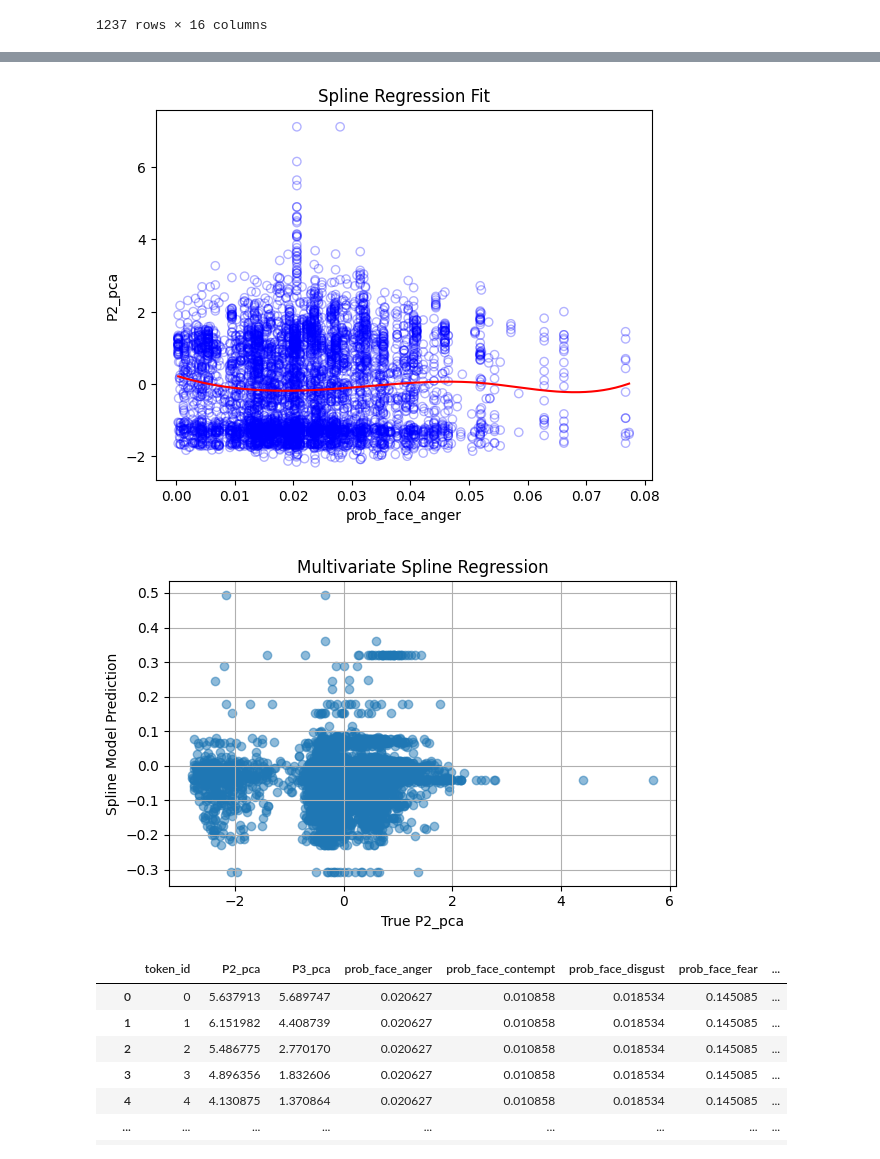
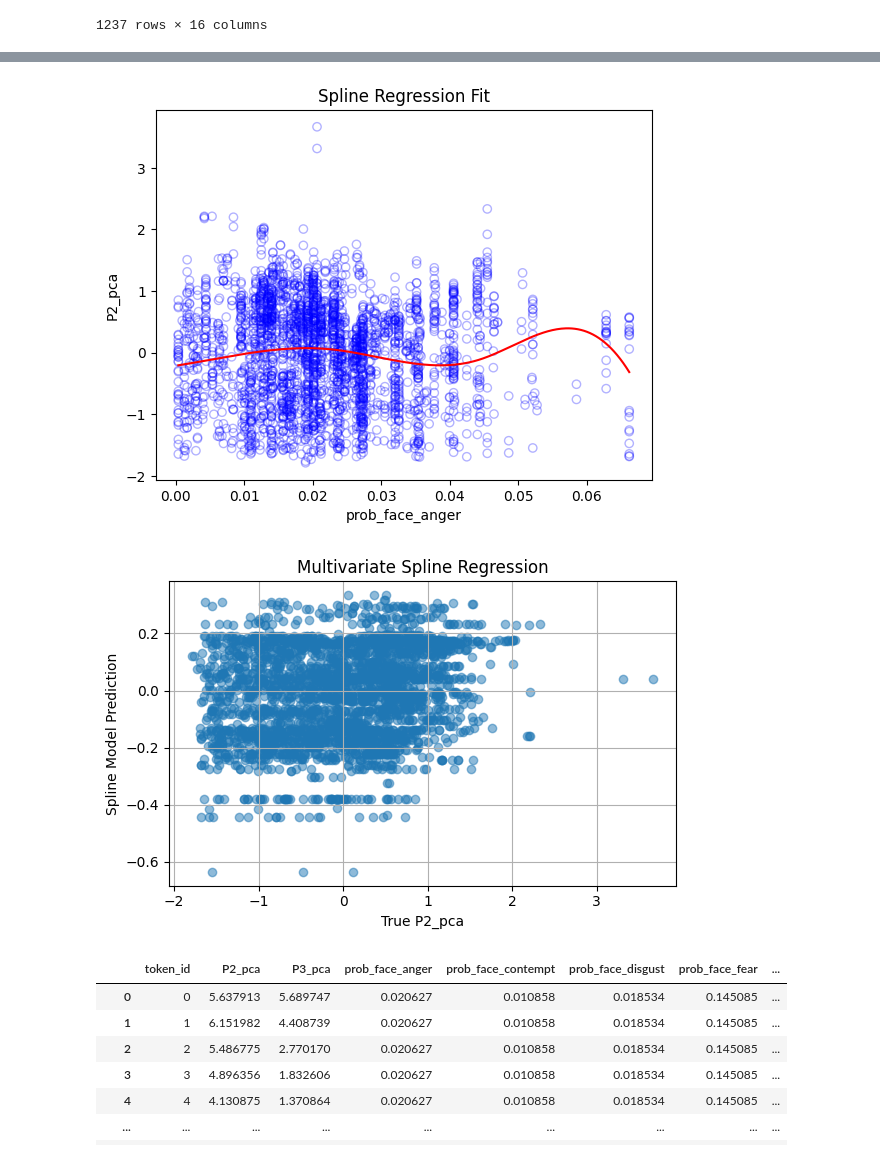
Before and after one commit to serenabono/conversational_dominance, a Jupyter notebook: notebooks/gpt2_dim_analysis.ipynb, the cells around one changed output, grey strips where cells are left out. Drawn from its saved outputs; the diff is of its cells as text; code cells hidden in the pictures.

```diff
--- a/notebooks/gpt2_dim_analysis.ipynb
+++ b/notebooks/gpt2_dim_analysis.ipynb
@@ -458,8 +531,13 @@ compute_significance(baselined_ppls_p2_spk), compute_significance(baselined_ppls
+# %%
+from sklearn.decomposition import PCA
+all_data.ffill(inplace=True)
+X = np.column_stack((all_data_pca["dim2_pca"],all_data_pca["dim3_pca"]))
 # %%
 #KMeans (assumes spherical clusters):
 from sklearn.cluster import KMeans
 
-kmeans = KMeans(n_clusters=3, random_state=0)
+X
+kmeans = KMeans(n_clusters=2, random_state=0)
 labels = kmeans.fit_predict(X)
 # %%
 import matplotlib.pyplot as plt
@@ -476,7 +554,7 @@ plt.show()
 import numpy as np
 
 # Step 1: get turn boundaries from dialog_lines
-turn_lengths = [len(tokenizer.encode(line, add_special_tokens=False)) for line in dialog_lines]
+turn_lengths = [len(t) for t in filtered_tokens_p1]
 turn_start = np.cumsum([0] + turn_lengths[:-1])
 turn_end = np.cumsum(turn_lengths)
 
@@ -488,7 +566,7 @@ for cluster_id in np.unique(labels):
         turn_indices = list(range(start, end))
         selected = [i for i in turn_indices if i in cluster_token_indices]
         if selected:
-            text = tokenizer.decode([encodings.input_ids[0][i] for i in selected], skip_special_tokens=True)
+            text = tokenizer.decode([filtered_encodings[i] for i in selected], skip_special_tokens=True)
             print(text)
 # %% [output]
 --- Cluster 0 ---
@@ -720,5 +812,5 @@ def expand_multiple_ppl_by_token(bin_df, ppl_dict, annotation_cols=None):
 # %%
-ppl_dict = {'P2_pca': all_data_pca["P2_pca"], 'P3_pca': all_data_pca["P3_pca"]}
+ppl_dict = {'dim2_pca': all_data_pca["dim2_pca"], 'dim3_pca': all_data_pca["dim3_pca"]}
 all_data = expand_multiple_ppl_by_token(combined_df, ppl_dict, cols)
 all_data.head()
 # %% [output]
@@ -966,7 +1072,7 @@ x_spline = dmatrix("bs(prob_face_anger, df=5, degree=3, include_intercept=False)
                    data=all_data, return_type='dataframe')
 
 # Fit model
-y = all_data["P2_pca"]
+y = all_data["dim2_pca"]
 model = sm.OLS(y, x_spline).fit()
 
 # Predict
@@ -983,7 +1089,7 @@ plt.ylabel("P2_pca")
 plt.title("Spline Regression Fit")
 plt.show()
 # %% [output]
-[figure, old version]
+[figure, new version]
 # %%
 # Re-import necessary modules after kernel reset
 import pandas as pd
@@ -992,35 +1098,35 @@ from sklearn.preprocessing import SplineTransformer
 from sklearn.pipeline import make_pipeline
 from sklearn.linear_model import LinearRegression
 import matplotlib.pyplot as plt
 
 # Simulate minimal structure (replace this with actual `all_data`)
 np.random.seed(0)
 N = 500
 
 # Features for GAM-like spline model
 features = ["prob_face_anger", "prob_face_happiness"]
 X = all_data[features]
-y = all_data["P3_pca"]
+y = all_data["dim2_pca"]
 
 # Multivariate spline regression via sklearn pipeline
 spline_model = make_pipeline(
     SplineTransformer(degree=3, n_knots=5, include_bias=False),
     LinearRegression()
 )
 spline_model.fit(X, y)
 spline_preds = spline_model.predict(X)
 
 # Plot predictions vs true
 plt.figure(figsize=(6, 4))
 plt.scatter(y, spline_preds, alpha=0.5)
 plt.xlabel("True P2_pca")
 plt.ylabel("Spline Model Prediction")
 plt.title("Multivariate Spline Regression")
 plt.grid(True)
 plt.tight_layout()
 plt.show()
 # %% [output]
-[figure, old version]
+[figure, new version]
 # %%
 all_data
 # %% [output]
```
Also changed, not shown: parts of 66 cells of this notebook, 6 other files.
